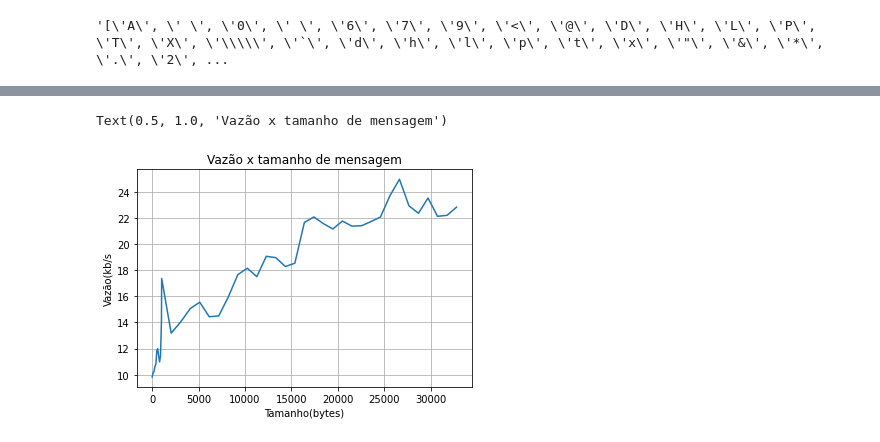
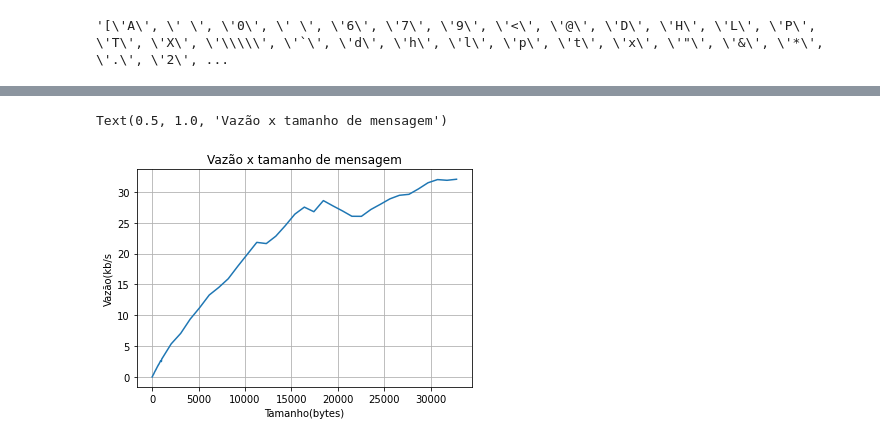
Before and after one commit to vic-torr/networks, a Jupyter notebook: tp2/data_analysis.ipynb, the cells around one changed output, grey strips where cells are left out. Cells and saved outputs as stored; diff of their text form; code cells hidden in the pictures.

```diff
--- a/tp2/data_analysis.ipynb
+++ b/tp2/data_analysis.ipynb
@@ -27,15 +23,22 @@ for i in range(experiments):
     data_experiment.append(data)
 # %%
 latency_chart = pd.DataFrame()
-latency_chart['tamanho(bytes)'] = data_experiment[0]['tamanho(bytes)']
+latency_chart['packetSize(bytes)'] = data_experiment[0]['packetSize(bytes)']
 throughput_chart = pd.DataFrame()
-throughput_chart['tamanho(bytes)'] = data_experiment[0]['tamanho(bytes)']
-#throughput_chart = pd.DataFrame().append(data_experiment[0]['tamanho(bytes)'].astype('int32').dtypes)
+throughput_chart['packetSize(bytes)'] = data_experiment[0]['packetSize(bytes)']
+
 for i in range(experiments):
-    latency_chart['latencia(s)'] = latency_experiment[i]['latencia(s)']
-    latency_chart = latency_chart.rename(columns={'latencia(s)': f"experimento_{i}"})
-    throughput_chart['vazao(bps)'] = throughput_experiment[i]['vazao(bps)']
-    throughput_chart = throughput_chart.rename(columns={'vazao(bps)': f"experimento_{i}"})
+    latency_chart['latency(s)'] = latency_experiment[i]['latency(s)']
+    latency_chart = latency_chart.rename(columns={'latency(s)': f"experimento_{i}"})
+    throughput_chart['throughput(bps)'] = throughput_experiment[i]['throughput(bps)']
+    throughput_chart = throughput_chart.rename(columns={'throughput(bps)': f"experimento_{i}"})
 
-latency_chart['media'] = latency_chart[latency_chart.columns[1:]].mean(axis=1)
-throughput_chart['media'] = throughput_chart[throughput_chart.columns[1:]].mean(axis=1)
+latency_chart['mean'] = latency_chart[latency_chart.columns[1:]].mean(axis=1)
+throughput_chart['mean'] = throughput_chart[throughput_chart.columns[1:]].mean(axis=1)
+# %%
+    fig, ax = plt.subplots()
+    ax.plot(latency_chart['packetSize(bytes)'], 1000*latency_chart['mean'])
+    ax.grid(True)
+    ax.set_ylabel('Latência(ms)')
+    ax.set_xlabel('Tamanho(bytes)')
+    ax.set_title('Latência x tamanho de mensagem > 1KB')
@@ -41,0 +48,11 @@ throughput_chart['media'] = throughput_chart[throughput_chart.columns[1:]].mean(
+# %%
+
+    fig, ax = plt.subplots()
+    ax.plot(latency_chart['packetSize(bytes)'], 1000*latency_chart['mean'])
+    ax.grid(True)
+    plt.xlim(0,1024)
+    plt.ylim(1500,4500)
+
+    ax.set_ylabel('Latência(ms)')
+    ax.set_xlabel('Tamanho(bytes)')
+    ax.set_title('Latência x tamanho de mensagem menores que 1KB')
@@ -42,10 +85,10 @@ throughput_chart['media'] = throughput_chart[throughput_chart.columns[1:]].mean(
 # %%
     fig, ax = plt.subplots()
-    ax.plot(latency_chart['tamanho(bytes)'], 1000*latency_chart['media'])
+    ax.plot(throughput_chart['packetSize(bytes)'], throughput_chart['mean']/1000)
     ax.grid(True)
     ax.set_ylabel('Vazão(kb/s')
     ax.set_xlabel('Tamanho(bytes)')
     ax.set_title('Vazão x tamanho de mensagem')
 # %% [output]
 Text(0.5, 1.0, 'Vazão x tamanho de mensagem')
-[figure, old version]
+[figure, new version]
```
Also changed, not shown: parts of 9 cells of this notebook, 10 other files.
